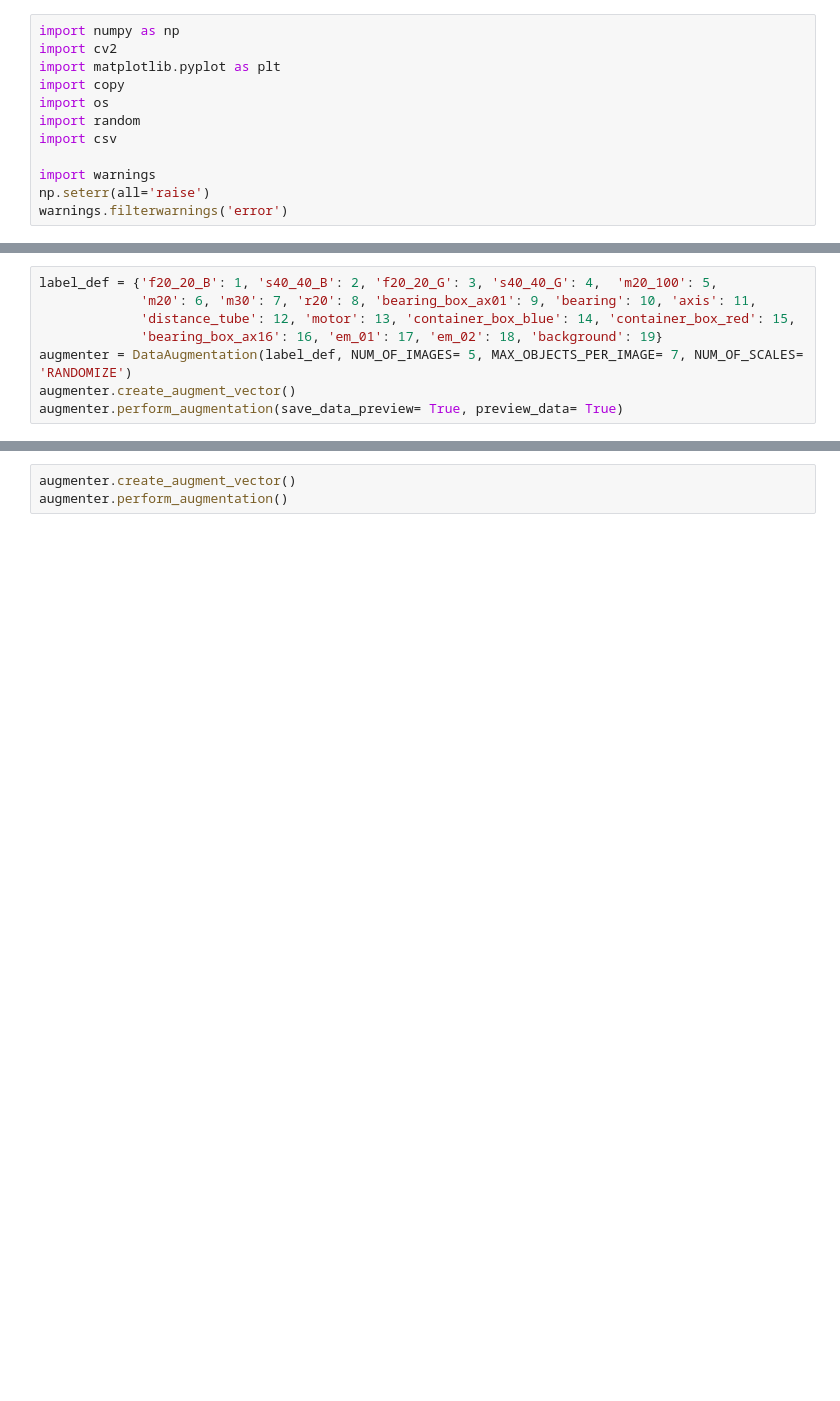
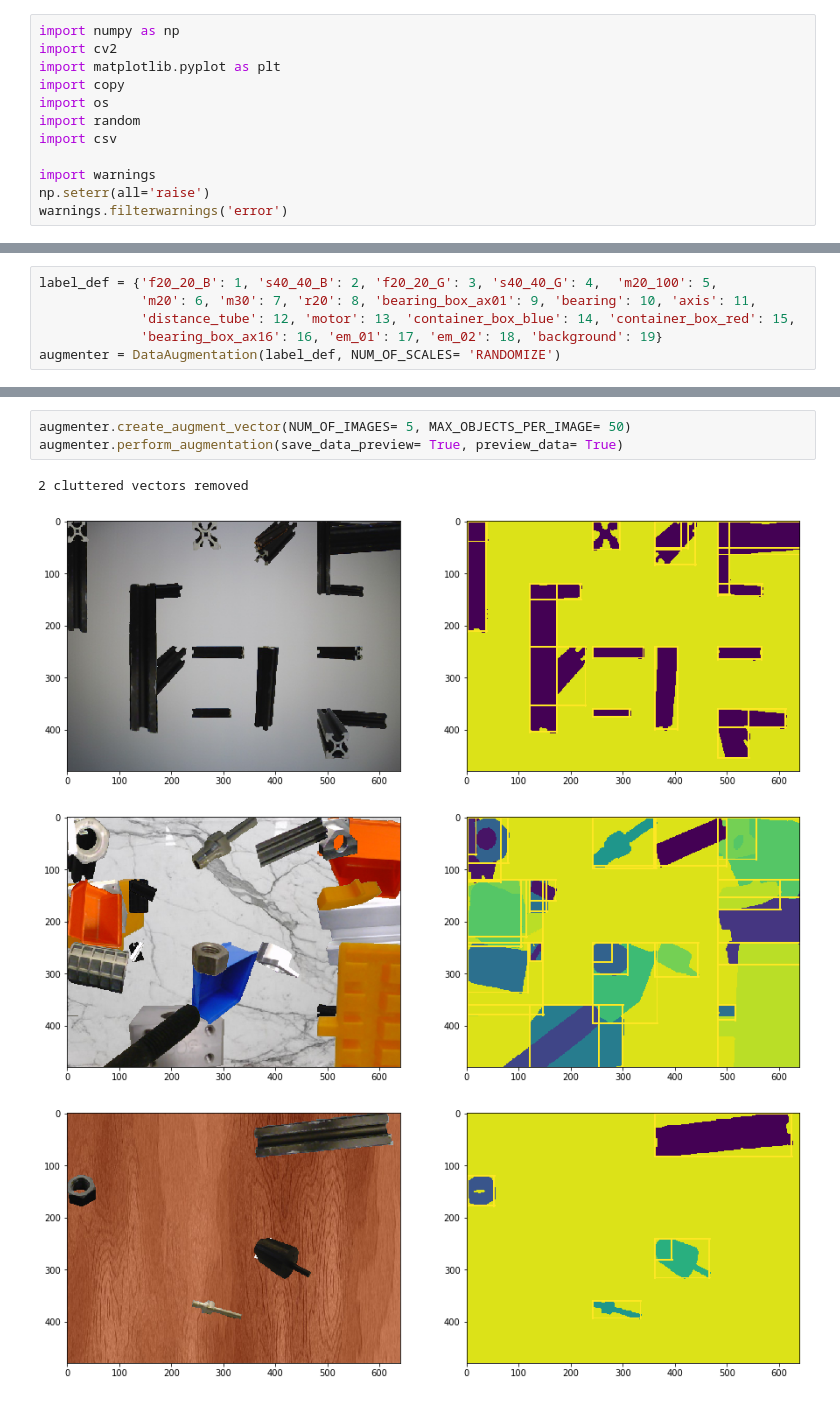
Before and after one commit to NareshGuru77/SemanticSegmentation, a Jupyter notebook: Dataset/data_augmentation/data_augmentation.ipynb, the cells around one changed output, grey strips where cells are left out. Drawn from its saved outputs; the diff is of its cells as text; blank space fills up the shorter version.

Commit message:
progress towards removing cluttered vectors

```diff
--- a/Dataset/data_augmentation/data_augmentation.ipynb
+++ b/Dataset/data_augmentation/data_augmentation.ipynb
@@ -328,6 +341,4 @@ label_def = {'f20_20_B': 1, 's40_40_B': 2, 'f20_20_G': 3, 's40_40_G': 4,  'm20_1
              'm20': 6, 'm30': 7, 'r20': 8, 'bearing_box_ax01': 9, 'bearing': 10, 'axis': 11,
              'distance_tube': 12, 'motor': 13, 'container_box_blue': 14, 'container_box_red': 15,
              'bearing_box_ax16': 16, 'em_01': 17, 'em_02': 18, 'background': 19}
-augmenter = DataAugmentation(label_def, NUM_OF_IMAGES= 5, MAX_OBJECTS_PER_IMAGE= 7, NUM_OF_SCALES= 'RANDOMIZE')
-augmenter.create_augment_vector()
-augmenter.perform_augmentation(save_data_preview= True, preview_data= True)
+augmenter = DataAugmentation(label_def, NUM_OF_SCALES= 'RANDOMIZE')
@@ -340,6 +345,11 @@ augmenter.perform_augmentation(save_data_preview= True, preview_data= True)
 # %%
-augmenter.create_augment_vector()
-augmenter.perform_augmentation()
+augmenter.create_augment_vector(NUM_OF_IMAGES= 5, MAX_OBJECTS_PER_IMAGE= 50)
+augmenter.perform_augmentation(save_data_preview= True, preview_data= True)
+# %% [output]
+2 cluttered vectors removed
+[figure, added]
+[figure, added]
+[figure, added]
 # %%
 """
 4. Eliminate cluttered augment vectors..
```
Also changed, not shown: parts of 3 cells of this notebook.
